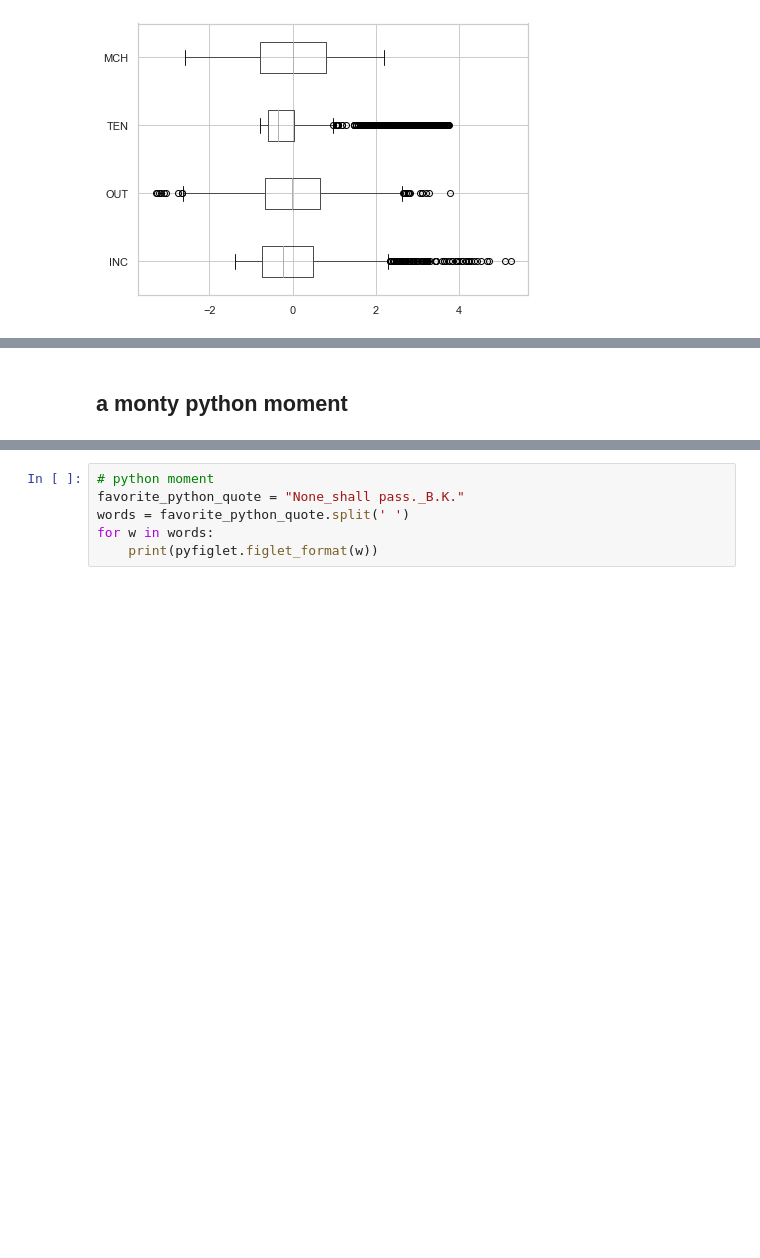
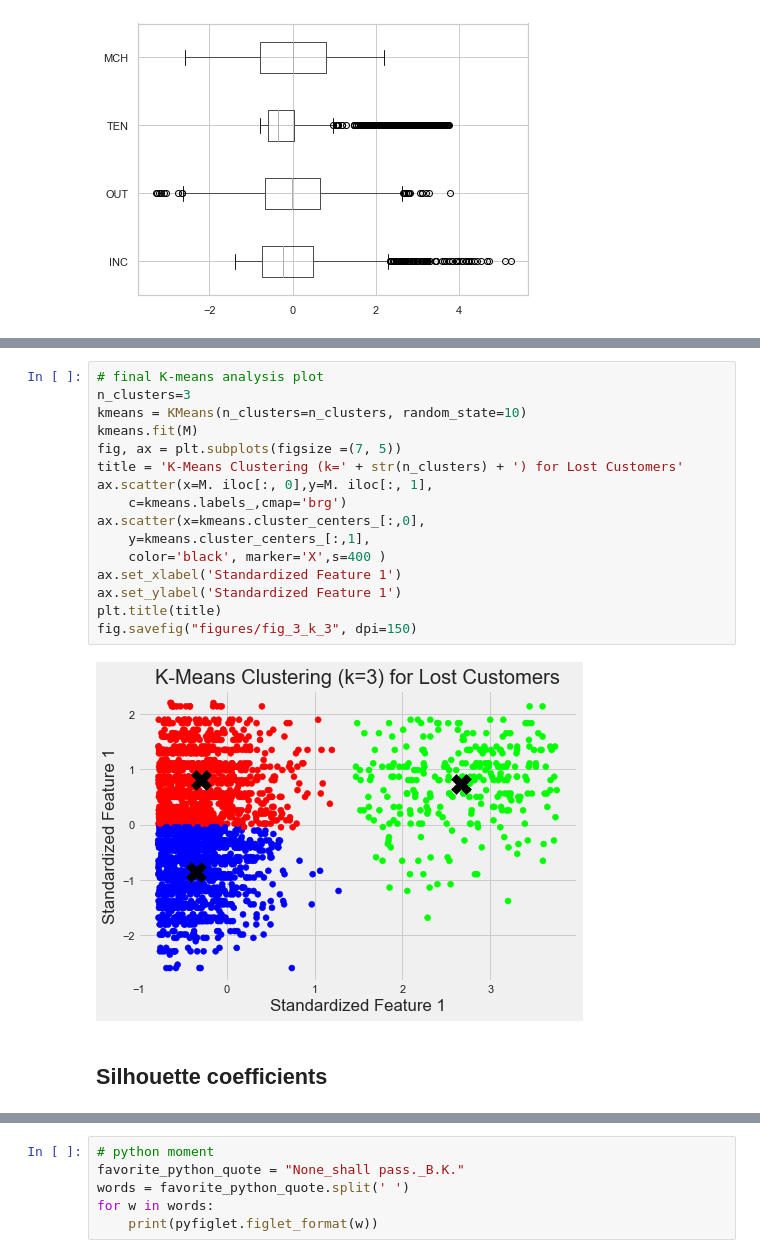
Before and after one commit to MikeMMattinson/Data_Mining_II_D212, a Jupyter notebook: d212_1_6/d212_1_6.ipynb, the cells around one changed output, grey strips where cells are left out. Cells and saved outputs as stored; diff of their text form; blank space fills up the shorter version.

```diff
--- a/d212_1_6/d212_1_6.ipynb
+++ b/d212_1_6/d212_1_6.ipynb
@@ -467,2 +324,20 @@ For n_clusters = 4 The average silhouette_score is : 0.4482039104124485
-# %% [markdown]
-## a monty python moment
+# %%
+# final K-means analysis plot
+n_clusters=3
+kmeans = KMeans(n_clusters=n_clusters, random_state=10)
+kmeans.fit(M)
+fig, ax = plt.subplots(figsize =(7, 5))
+title = 'K-Means Clustering (k=' + str(n_clusters) + ') for Lost Customers'
+ax.scatter(x=M. iloc[:, 0],y=M. iloc[:, 1],
+    c=kmeans.labels_,cmap='brg')
+ax.scatter(x=kmeans.cluster_centers_[:,0],
+    y=kmeans.cluster_centers_[:,1],
+    color='black', marker='X',s=400 )
+ax.set_xlabel('Standardized Feature 1')
+ax.set_ylabel('Standardized Feature 1')
+plt.title(title)
+fig.savefig("figures/fig_3_k_3", dpi=150)
+# %% [output]
+[figure, added]
+# %% [markdown]
+## Silhouette coefficients
```
Also changed, not shown: parts of 18 cells of this notebook, 9 other files.
